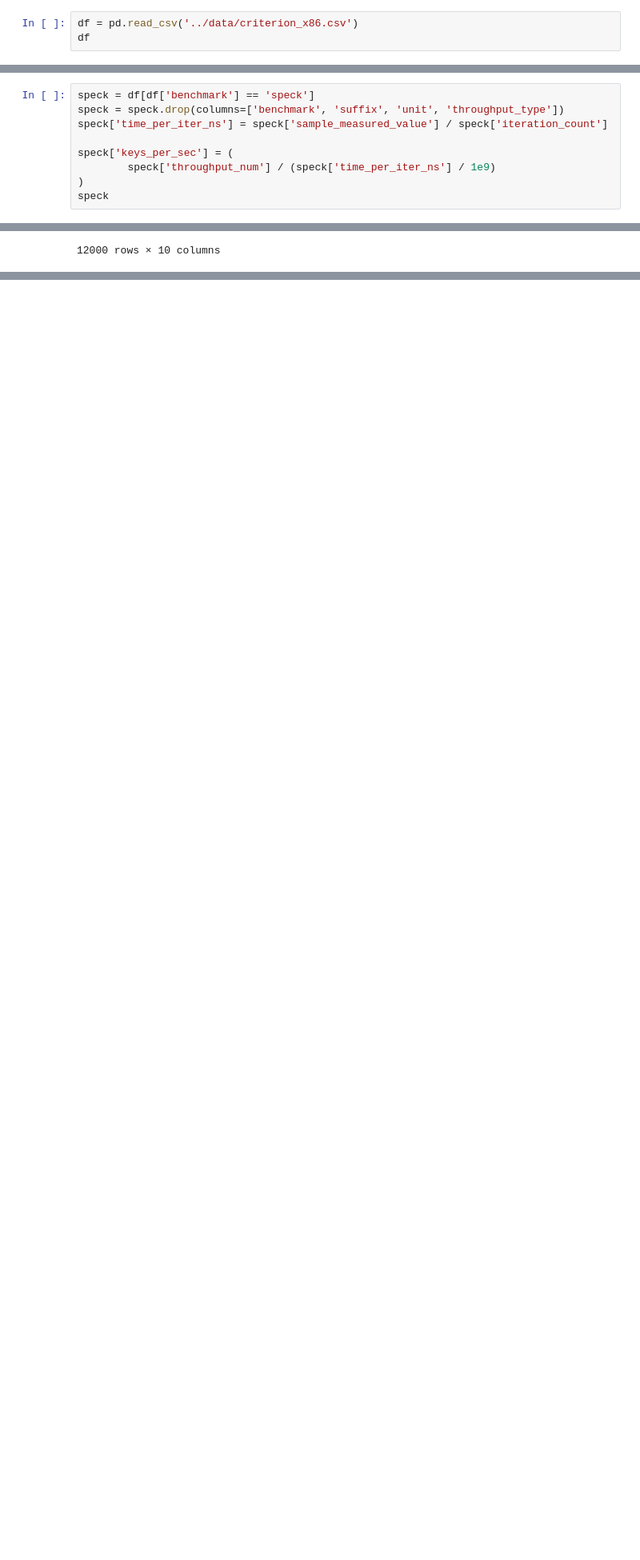
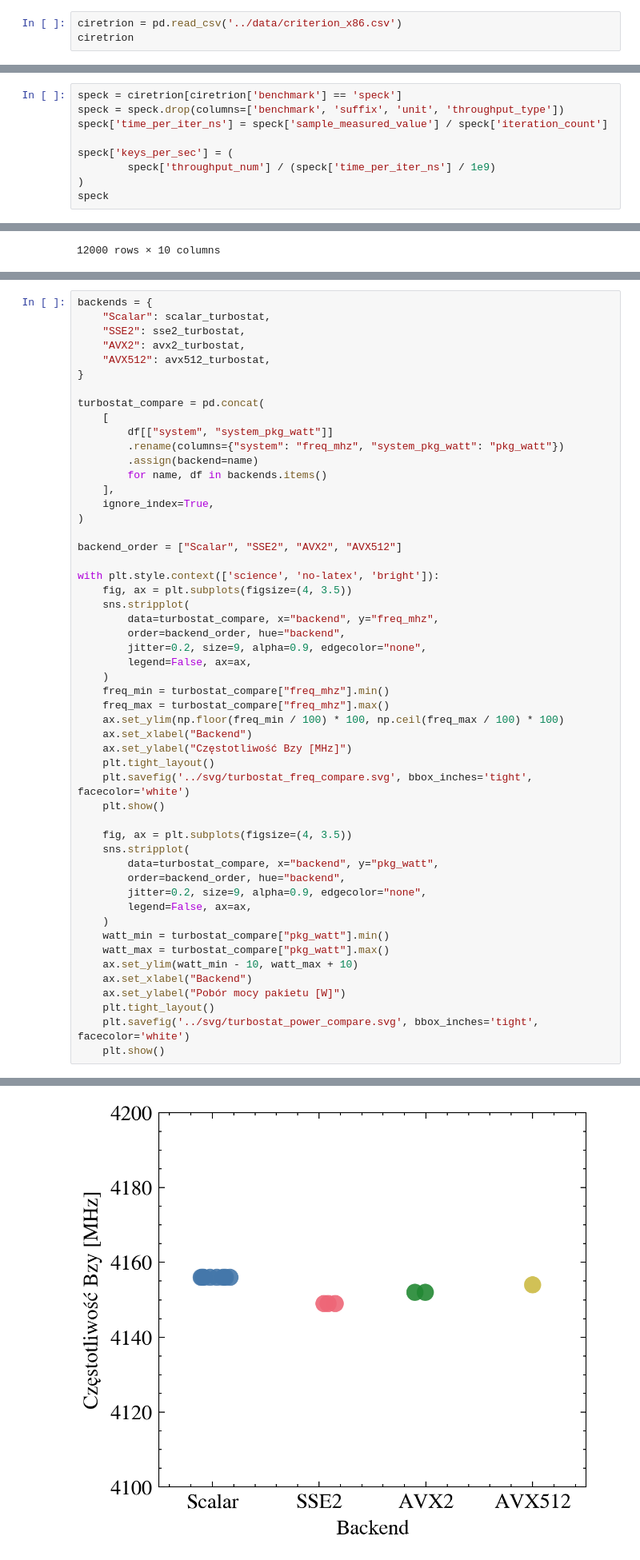
Before and after one commit to jan-chojnacki/SpeckProbe, a Jupyter notebook: analysis/notebooks/data_exploration.ipynb, the cells around one changed output, grey strips where cells are left out. Shown at 80% size. Cells and saved outputs as stored; diff of their text form; blank space fills up the shorter version.

```diff
--- a/analysis/notebooks/data_exploration.ipynb
+++ b/analysis/notebooks/data_exploration.ipynb
@@ -18,8 +20,8 @@ plt.rcParams.update({
     'savefig.dpi': 300,
 })
 # %%
-df = pd.read_csv('../data/criterion_x86.csv')
-df
+ciretrion = pd.read_csv('../data/criterion_x86.csv')
+ciretrion
 # %% [output]
 |  | row_index | benchmark | backend | architecture | function | version | suffix | throughput_num | ... |
 | 0 | 0 | speck | sse2 | x86_64 | decrypt | 128_256 | NaN | 2 | ... |
@@ -35,7 +37,7 @@ df
 | 15599 | 29 | engine | avx2 | x86_64 | encrypt_inflight | 32_64 | 1.0 | 256 | ... |
 15600 rows × 12 columns
 # %%
-speck = df[df['benchmark'] == 'speck']
+speck = ciretrion[ciretrion['benchmark'] == 'speck']
 speck = speck.drop(columns=['benchmark', 'suffix', 'unit', 'throughput_type'])
 speck['time_per_iter_ns'] = speck['sample_measured_value'] / speck['iteration_count']
 
@@ -596,4 +594,55 @@ avx512_turbostat
 |  | system | system_pkg_watt | cpu0 | cpu1 | cpu2 | cpu3 | cpu4 | cpu5 | cpu6 | cpu7 | ... |
 | 0 | 4154 | 63.46 | 4150 | 4150 | 4150 | 4150 | 4150 | 4150 | 4150 | 4150 | ... |
 # %%
+backends = {
+    "Scalar": scalar_turbostat,
+    "SSE2": sse2_turbostat,
+    "AVX2": avx2_turbostat,
+    "AVX512": avx512_turbostat,
+}
+
+turbostat_compare = pd.concat(
+    [
+        df[["system", "system_pkg_watt"]]
+        .rename(columns={"system": "freq_mhz", "system_pkg_watt": "pkg_watt"})
+        .assign(backend=name)
+        for name, df in backends.items()
+    ],
+    ignore_index=True,
+)
+
+backend_order = ["Scalar", "SSE2", "AVX2", "AVX512"]
+
+with plt.style.context(['science', 'no-latex', 'bright']):
+    fig, ax = plt.subplots(figsize=(4, 3.5))
+    sns.stripplot(
+        data=turbostat_compare, x="backend", y="freq_mhz",
+        order=backend_order, hue="backend",
+        jitter=0.2, size=9, alpha=0.9, edgecolor="none",
+        legend=False, ax=ax,
+    )
+    freq_min = turbostat_compare["freq_mhz"].min()
+    freq_max = turbostat_compare["freq_mhz"].max()
+    ax.set_ylim(np.floor(freq_min / 100) * 100, np.ceil(freq_max / 100) * 100)
+    ax.set_xlabel("Backend")
+    ax.set_ylabel("Częstotliwość Bzy [MHz]")
+    plt.tight_layout()
+    plt.savefig('../svg/turbostat_freq_compare.svg', bbox_inches='tight', facecolor='white')
+    plt.show()
+
+    fig, ax = plt.subplots(figsize=(4, 3.5))
+    sns.stripplot(
+        data=turbostat_compare, x="backend", y="pkg_watt",
+        order=backend_order, hue="backend",
+        jitter=0.2, size=9, alpha=0.9, edgecolor="none",
+        legend=False, ax=ax,
+    )
+    watt_min = turbostat_compare["pkg_watt"].min()
+    watt_max = turbostat_compare["pkg_watt"].max()
+    ax.set_ylim(watt_min - 10, watt_max + 10)
+    ax.set_xlabel("Backend")
+    ax.set_ylabel("Pobór mocy pakietu [W]")
+    plt.tight_layout()
+    plt.savefig('../svg/turbostat_power_compare.svg', bbox_inches='tight', facecolor='white')
+    plt.show()
 # %% [output]
@@ -600,0 +649 @@ avx512_turbostat
+[figure, added]
```
Also changed, not shown: parts of 9 cells of this notebook.
